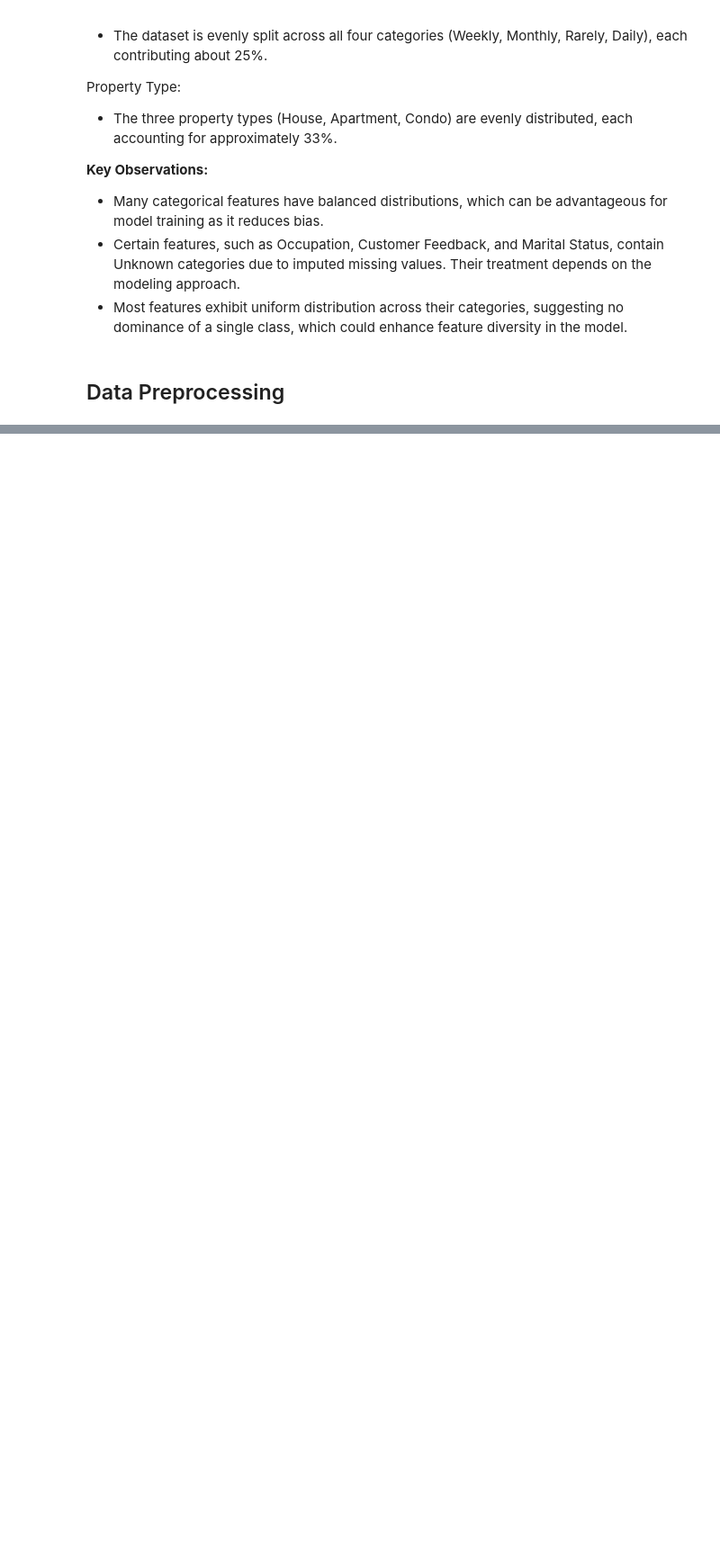
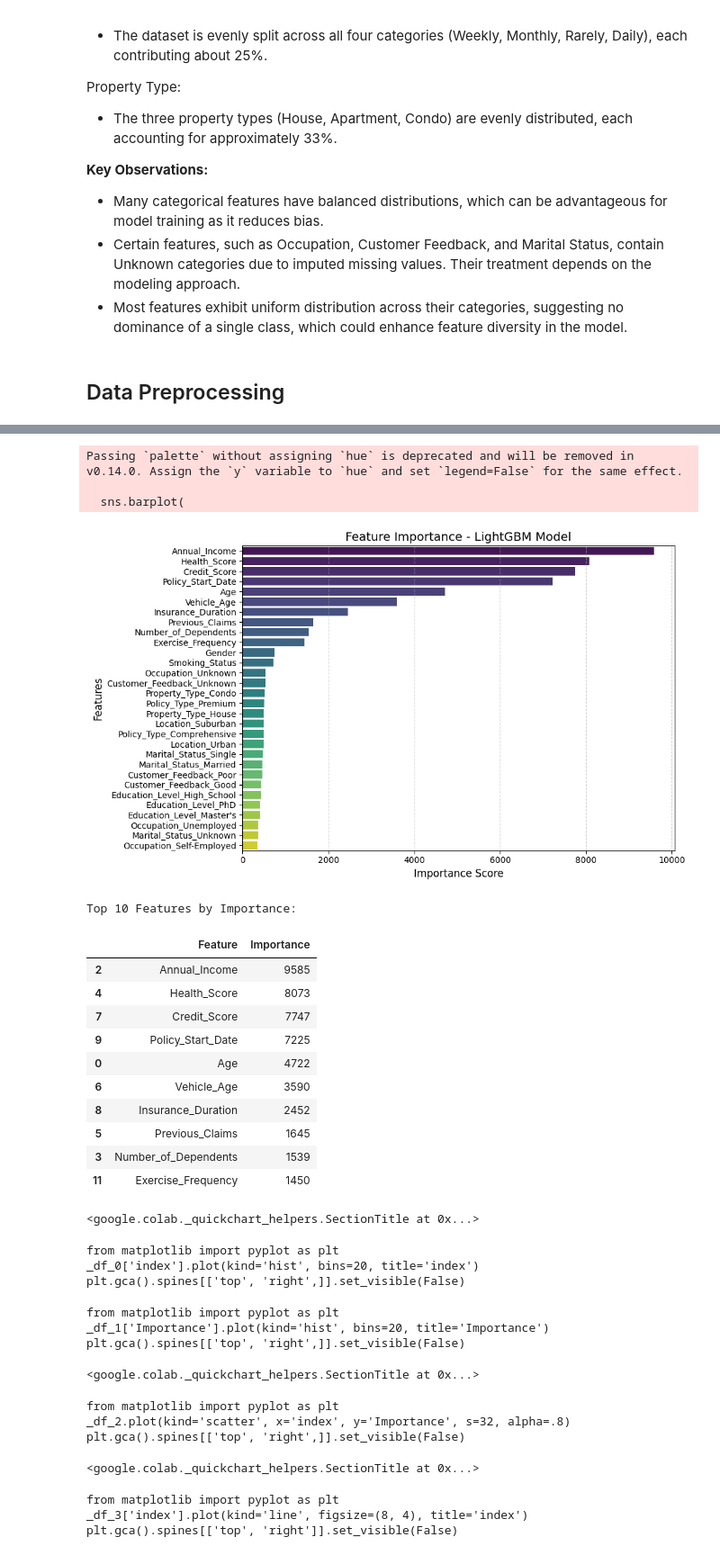
Before and after one commit to tothanhdat2006/kaggle-practice, a Jupyter notebook: playground-series-s4e1/playground-series-s4e1.ipynb, the cells around one changed output, grey strips where cells are left out. Shown at 90% size. Drawn from its saved outputs; the diff is of its cells as text; code cells hidden in the pictures; blank space fills up the shorter version.

```diff
--- a/playground-series-s4e1/playground-series-s4e1.ipynb
+++ b/playground-series-s4e1/playground-series-s4e1.ipynb
@@ -1056,0 +1414,8 @@ Property Type:
+# %%
+# Create and optimize the study
+study = optuna.create_study(direction="minimize")
+study.optimize(objective, n_trials=25)
+
+# Display the best parameters and score
+print("Best parameters:", study.best_params)
+print("Best RMSLE:", study.best_value)
@@ -1056,0 +1517,10 @@ Property Type:
+# %%
+# Extract best parameters
+best_params = study.best_params
+best_params["objective"] = "regression"
+best_params["metric"] = "rmse"
+best_params["device"] = "cpu"
+
+# Train the final model
+final_model = lgb.LGBMRegressor(**best_params)
+final_model.fit(X_train, y_train_log)
@@ -1056,0 +1547,60 @@ Property Type:
+# %%
+# Extract feature importance from the trained LightGBM model
+feature_importance = pd.DataFrame({
+    'Feature': X_train.columns,
+    'Importance': final_model.feature_importances_
+})
+
+# Sort features by importance
+feature_importance = feature_importance.sort_values(by='Importance', ascending=False)
+
+# Plot the feature importance
+plt.figure(figsize=(10, 6))
+sns.barplot(
+    x='Importance',
+    y='Feature',
+    data=feature_importance,
+    palette='viridis'
+)
+plt.title('Feature Importance - LightGBM Model', fontsize=14)
+plt.xlabel('Importance Score', fontsize=12)
+plt.ylabel('Features', fontsize=12)
+plt.grid(axis='x', linestyle='--', alpha=0.6)
+plt.tight_layout()
+plt.show()
+
+# Display top 10 important features
+print("Top 10 Features by Importance:\n")
+display(feature_importance.head(10))
+# %% [output]
+Passing `palette` without assigning `hue` is deprecated and will be removed in v0.14.0. Assign the `y` variable to `hue` and set `legend=False` for the same effect.
+
+  sns.barplot(
+[figure, added]
+Top 10 Features by Importance:
+|  | Feature | Importance |
+| 2 | Annual_Income | 9585 |
+| 4 | Health_Score | 8073 |
+| 7 | Credit_Score | 7747 |
+| 9 | Policy_Start_Date | 7225 |
+| 0 | Age | 4722 |
+| 6 | Vehicle_Age | 3590 |
+| 8 | Insurance_Duration | 2452 |
+| 5 | Previous_Claims | 1645 |
+| 3 | Number_of_Dependents | 1539 |
+| 11 | Exercise_Frequency | 1450 |
+<google.colab._quickchart_helpers.SectionTitle at 0x...>
+from matplotlib import pyplot as plt
+_df_0['index'].plot(kind='hist', bins=20, title='index')
+plt.gca().spines[['top', 'right',]].set_visible(False)
+from matplotlib import pyplot as plt
+_df_1['Importance'].plot(kind='hist', bins=20, title='Importance')
+plt.gca().spines[['top', 'right',]].set_visible(False)
+<google.colab._quickchart_helpers.SectionTitle at 0x...>
+from matplotlib import pyplot as plt
+_df_2.plot(kind='scatter', x='index', y='Importance', s=32, alpha=.8)
+plt.gca().spines[['top', 'right',]].set_visible(False)
+<google.colab._quickchart_helpers.SectionTitle at 0x...>
+from matplotlib import pyplot as plt
+_df_3['index'].plot(kind='line', figsize=(8, 4), title='index')
+plt.gca().spines[['top', 'right']].set_visible(False)
```
Also changed, not shown: parts of 29 cells of this notebook.
